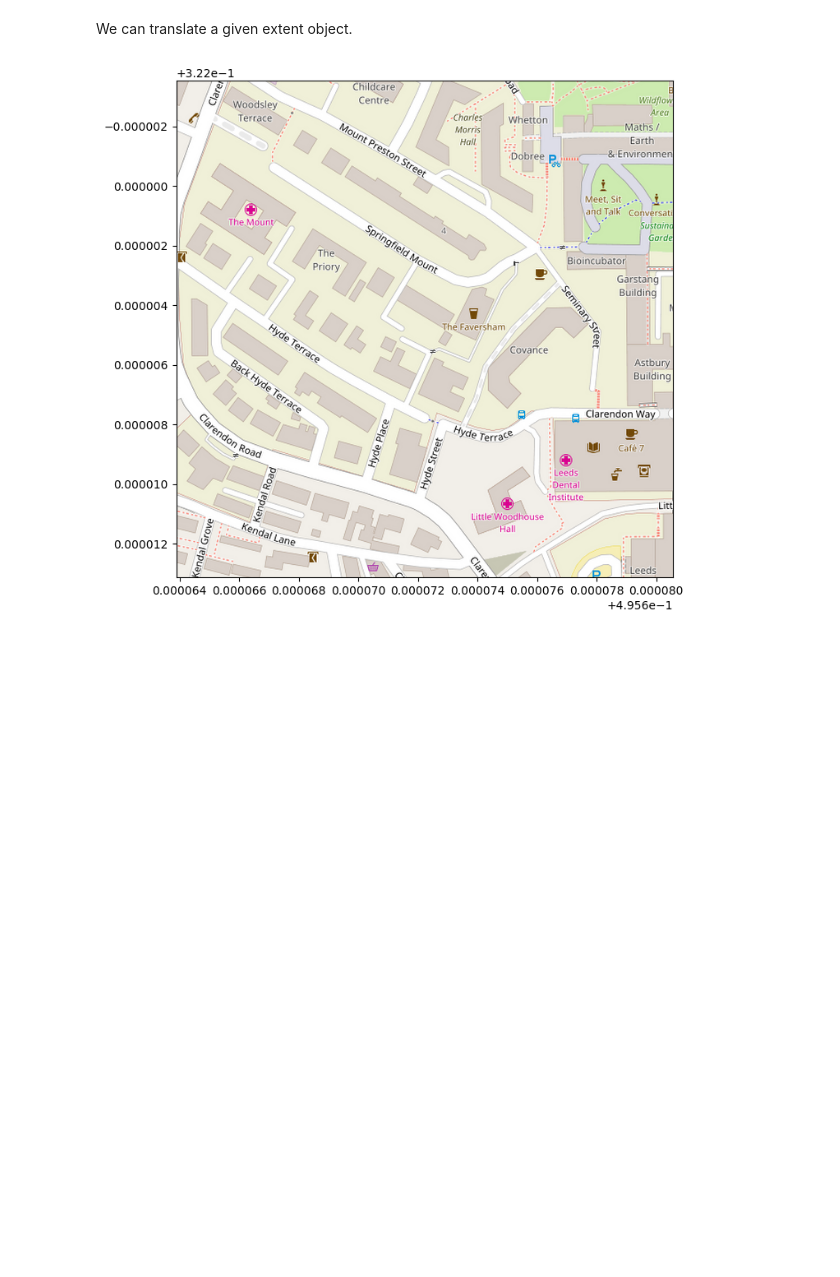
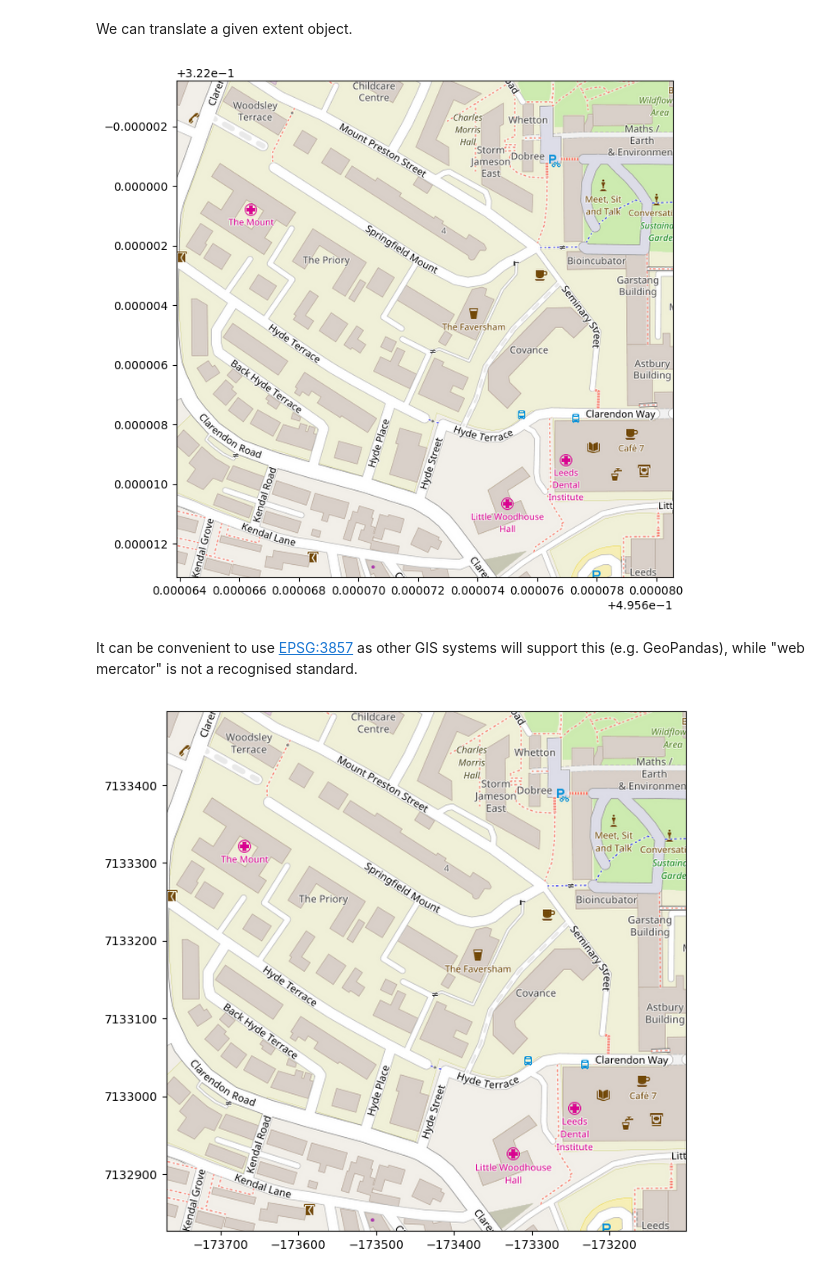
Before and after one commit to MatthewDaws/TileMapBase, a Jupyter notebook: notebooks/Example.ipynb, the cells around one changed output. Saved outputs shown, nothing was run; the diff lists cells and outputs as text; code cells hidden in the pictures; blank space fills up the shorter version.

```diff
--- a/notebooks/Example.ipynb
+++ b/notebooks/Example.ipynb
@@ -91,9 +80,20 @@ None
 # %% [markdown]
 We can translate a given extent object.
 # %%
-extent1 = extent.with_centre(-1.558, 53.804198)
+extent1 = extent.with_centre_lonlat(-1.558, 53.804198)
+plotter2 = tilemapbase.Plotter(extent1, t, width=600)
 
 fig, ax = plt.subplots(figsize=(8, 8), dpi=100)
-extent1.plot(ax, t)
+plotter2.plot(ax)
 # %% [output]
-[figure, old version]
+[figure, new version]
+# %% [markdown]
+It can be convenient to use [EPSG:3857](http://spatialreference.org/ref/sr-org/6864/) as other GIS systems will support this (e.g. GeoPandas), while "web mercator" is not a recognised standard.
+# %%
+extent2 = extent1.to_project_3857()
+plotter3 = tilemapbase.Plotter(extent2, t, width=600)
+
+fig, ax = plt.subplots(figsize=(8, 8), dpi=100)
+plotter3.plot(ax)
+# %% [output]
+[figure, added]
```
Also changed, not shown: parts of 5 cells of this notebook, 11 other files.
